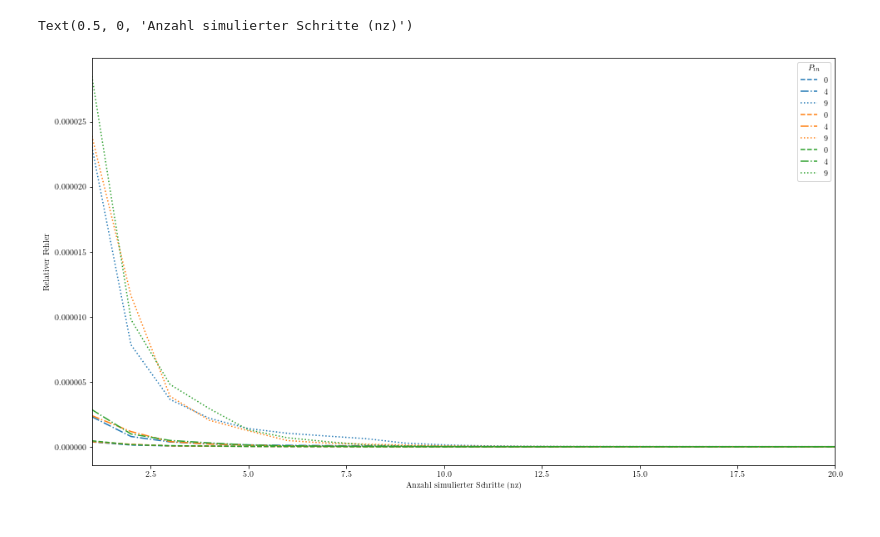
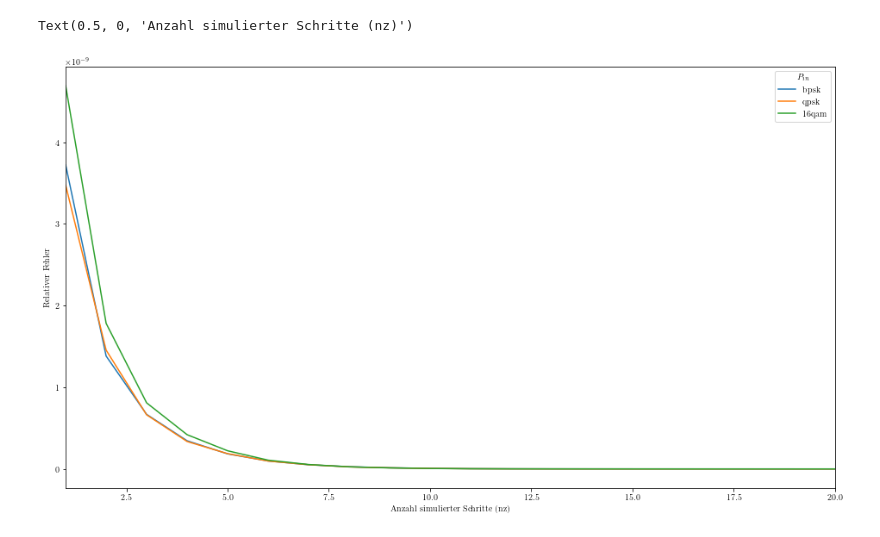
Before and after one commit to domrim/bachelorarbeit-code, a Jupyter notebook: jupyter-notebooks/eval/steps_sweep_error_compare.ipynb, the cells around one changed output. Cells and saved outputs as stored; diff of their text form; code cells hidden in the pictures.

```diff
--- a/jupyter-notebooks/eval/steps_sweep_error_compare.ipynb
+++ b/jupyter-notebooks/eval/steps_sweep_error_compare.ipynb
@@ -24,7 +24,7 @@ r_rc = .33
 syms_per_filt = 4  # symbols per filter (plus minus in both directions)
 t_sample_rc, rc = get_rc_ir(syms_per_filt, r_rc, f_symbol, n_up)
 
-n_symbol = 30 # number of symbols
+n_symbol = 1000 # number of symbols
 
 # modulation scheme and constellation points
 M_bpsk = 2
@@ -54,7 +54,7 @@ gamma = 1.3 # [1/W/km]
 all_sims = {}
 for modulation, send_bits, name in [(modulation_bpsk, send_bits_bpsk, "bpsk"), (modulation_qpsk, send_bits_qpsk, "qpsk"), (modulation_qam, send_bits_qam, "16qam")]:
     sims ={}
-    for power in [0,4,9]:
+    for power in [5]:
         send_rc = generate_signal(modulation, t_sample_rc, 1/f_symbol, send_bits, rc, syms_per_filt, power)
         send = zeroing(send_rc, 100 * int(1/f_symbol/t_sample_rc))
 
@@ -83,7 +83,7 @@ plot1 = fig1.add_subplot()
 #plot2 = fig2.add_subplot()
 for name, sims in all_sims.items():
     #plt.gca().set_prop_cycle(None)
-    lines = [':', '-.', '--']
+    lines = [':', '-.', '--', '-']
     if name == "bpsk":
         linestyle = "tab:blue"
     elif name == "qpsk":
@@ -91,32 +91,32 @@ for name, sims in all_sims.items():
     elif name == "16qam":
         linestyle = "tab:green"
 
     for key, data in sims.items():
         ref = data[0]
         signal = data[1]
         x_vals = []
         y_vals = []
         for n_steps, sim_out in signal:
             x_vals.append(n_steps)
             y_vals.append(abs(calc_relerr(sim_out, ref)))
 
-        plot1.plot(x_vals, y_vals, label=f"{key}", color=linestyle, linestyle=lines.pop())
+        plot1.plot(x_vals, y_vals, label=f"{name}", color=linestyle, linestyle=lines.pop())
         #if key in ['-5', '0', '3', '5', '6', '7', '8', '9']:
         #    plot2.plot(x_vals, y_vals, label=key)
 
 xmin = np.amin(x_vals)
 xmax = np.amax(x_vals)
 
 plot1.legend(loc='upper right', title='$P_{in}$')
 plot1.set_xlim(xmin, 20)
 plot1.set_ylabel("Relativer Fehler")
 plot1.set_xlabel("Anzahl simulierter Schritte (nz)")
 
 #plot2.legend(loc='upper right', title='$P_{in}$')
 #plot2.grid()
 #plot2.set_xlim(xmin, 10)
 #plot2.set_ylabel("Relativer Fehler")
 #plot2.set_xlabel("Anzahl simulierter Schritte (nz)")
 # %% [output]
 Text(0.5, 0, 'Anzahl simulierter Schritte (nz)')
-[figure, old version]
+[figure, new version]
```
Also changed, not shown: parts of 4 cells of this notebook, 3 other files.
